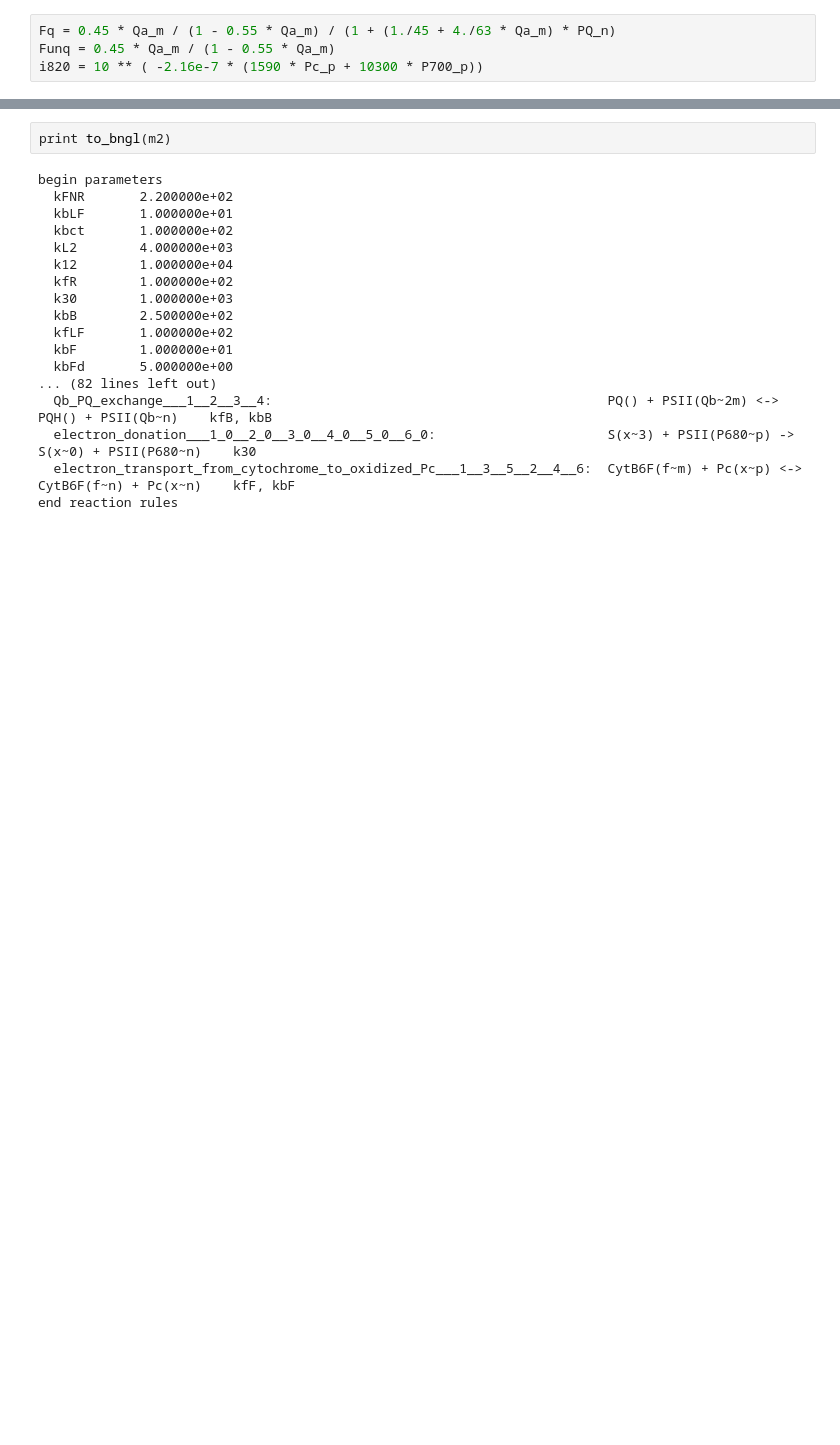
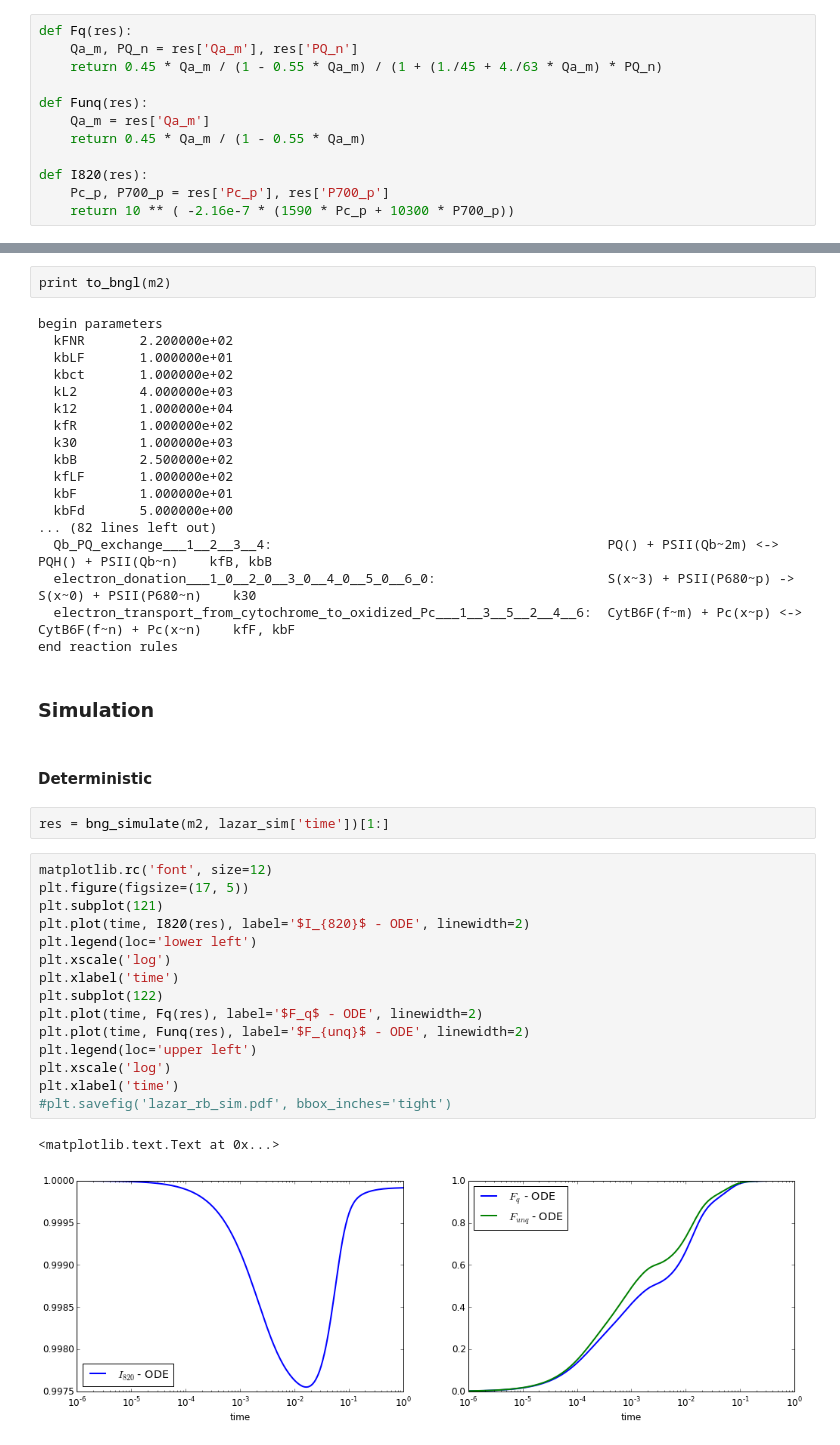
Before and after one commit to jniznan/rbm-photosynthesis, a Jupyter notebook: lazar.ipynb, the cells around one changed output, grey strips where cells are left out. Cells and saved outputs as stored; diff of their text form; blank space fills up the shorter version.

```diff
--- a/lazar.ipynb
+++ b/lazar.ipynb
@@ -22,9 +22,17 @@ time, Qa_m, PQ_n, Pc_p, P700_p = res['time'], res['Qa_m'], res['PQ_n'], res['Pc_
 # %% [markdown]
 Compute fluorescence and I820
 # %%
-Fq = 0.45 * Qa_m / (1 - 0.55 * Qa_m) / (1 + (1./45 + 4./63 * Qa_m) * PQ_n)
-Funq = 0.45 * Qa_m / (1 - 0.55 * Qa_m)
-i820 = 10 ** ( -2.16e-7 * (1590 * Pc_p + 10300 * P700_p))
+def Fq(res):
+    Qa_m, PQ_n = res['Qa_m'], res['PQ_n']
+    return 0.45 * Qa_m / (1 - 0.55 * Qa_m) / (1 + (1./45 + 4./63 * Qa_m) * PQ_n)
+
+def Funq(res):
+    Qa_m = res['Qa_m']
+    return 0.45 * Qa_m / (1 - 0.55 * Qa_m)
+
+def I820(res):
+    Pc_p, P700_p = res['Pc_p'], res['P700_p']
+    return 10 ** ( -2.16e-7 * (1590 * Pc_p + 10300 * P700_p))
 # %% [markdown]
 Visual comparison of the results with the model on e-photosynthesis.org
 # %%
@@ -169,3 +177,27 @@ begin parameters
   electron_donation___1_0__2_0__3_0__4_0__5_0__6_0:                      S(x~3) + PSII(P680~p) -> S(x~0) + PSII(P680~n)    k30
   electron_transport_from_cytochrome_to_oxidized_Pc___1__3__5__2__4__6:  CytB6F(f~m) + Pc(x~p) <-> CytB6F(f~n) + Pc(x~n)    kfF, kbF
 end reaction rules
+# %% [markdown]
+### Simulation
+# %% [markdown]
+#### Deterministic
+# %%
+res = bng_simulate(m2, lazar_sim['time'])[1:]
+# %%
+matplotlib.rc('font', size=12)
+plt.figure(figsize=(17, 5))
+plt.subplot(121)
+plt.plot(time, I820(res), label='$I_{820}$ - ODE', linewidth=2)
+plt.legend(loc='lower left')
+plt.xscale('log')
+plt.xlabel('time')
+plt.subplot(122)
+plt.plot(time, Fq(res), label='$F_q$ - ODE', linewidth=2)
+plt.plot(time, Funq(res), label='$F_{unq}$ - ODE', linewidth=2)
+plt.legend(loc='upper left')
+plt.xscale('log')
+plt.xlabel('time')
+#plt.savefig('lazar_rb_sim.pdf', bbox_inches='tight')
+# %% [output]
+<matplotlib.text.Text at 0x...>
+[figure, added]
```
Also changed, not shown: parts of 14 cells of this notebook, 22 other files.
